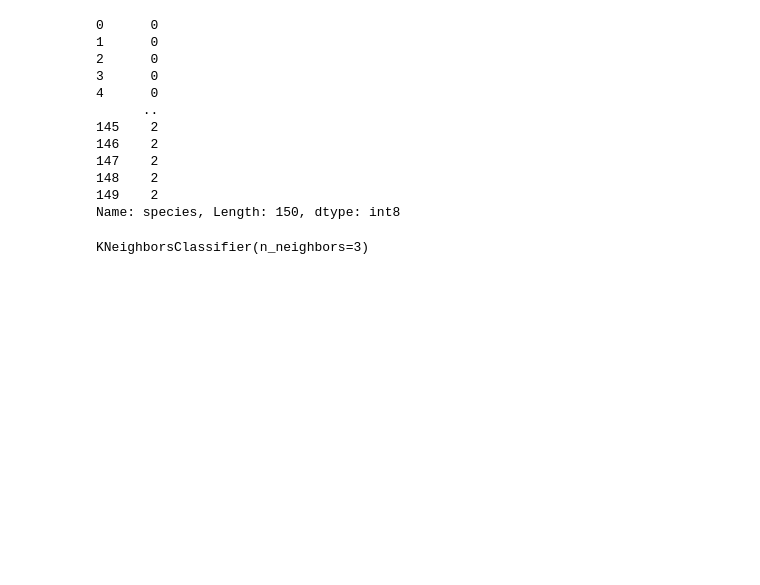
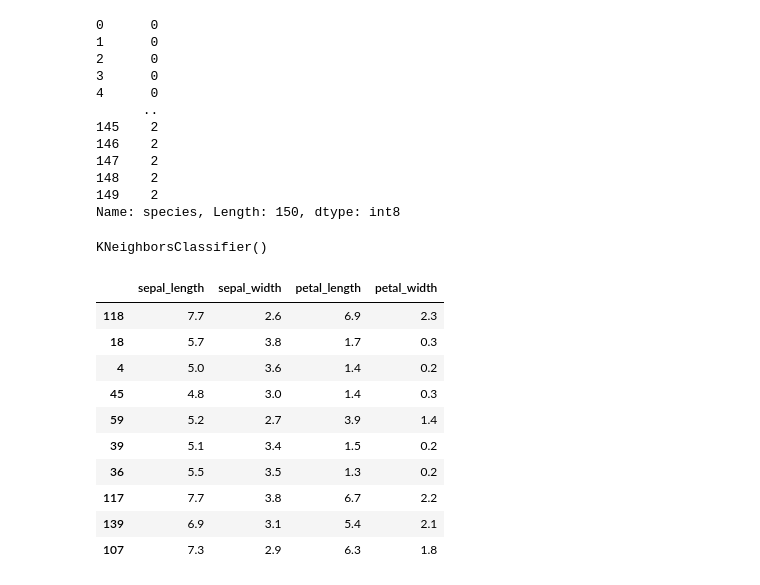
Before and after one commit to Aditya17Git/data-science, a Jupyter notebook: KNN.ipynb, the cells around one changed output. Cells and saved outputs as stored; diff of their text form; code cells hidden in the pictures; blank space fills up the shorter version.

```diff
--- a/KNN.ipynb
+++ b/KNN.ipynb
@@ -90,7 +90,21 @@ x_train,x_test,y_train,y_test=train_test_split(x,y,test_size=.30,random_state=1)
 # %%
 from sklearn.neighbors import KNeighborsClassifier
 # %%
-kn=KNeighborsClassifier(n_neighbors=3)
-kn.fit(x_train,y_train)
+model=KNeighborsClassifier(n_neighbors=5)
+model.fit(x_train,y_train)
 # %% [output]
-KNeighborsClassifier(n_neighbors=3)
+KNeighborsClassifier()
+# %%
+x_train[:10]
+# %% [output]
+|  | sepal_length | sepal_width | petal_length | petal_width |
+| 118 | 7.7 | 2.6 | 6.9 | 2.3 |
+| 18 | 5.7 | 3.8 | 1.7 | 0.3 |
+| 4 | 5.0 | 3.6 | 1.4 | 0.2 |
+| 45 | 4.8 | 3.0 | 1.4 | 0.3 |
+| 59 | 5.2 | 2.7 | 3.9 | 1.4 |
+| 39 | 5.1 | 3.4 | 1.5 | 0.2 |
+| 36 | 5.5 | 3.5 | 1.3 | 0.2 |
+| 117 | 7.7 | 3.8 | 6.7 | 2.2 |
+| 139 | 6.9 | 3.1 | 5.4 | 2.1 |
+| 107 | 7.3 | 2.9 | 6.3 | 1.8 |
```
Also changed, not shown: parts of 9 cells of this notebook.
